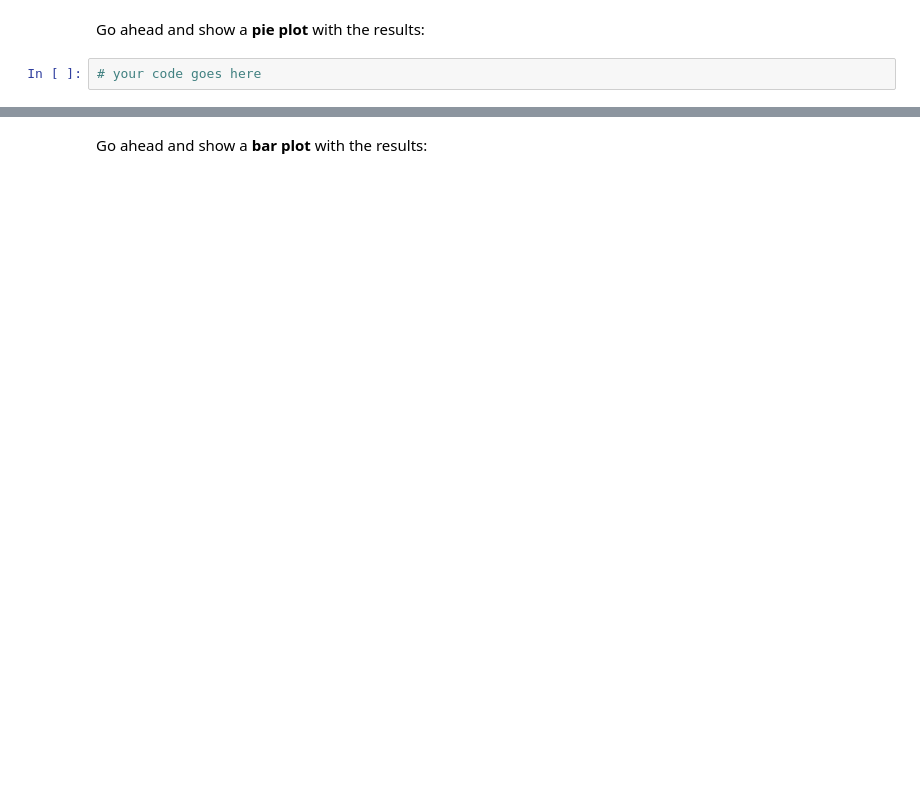
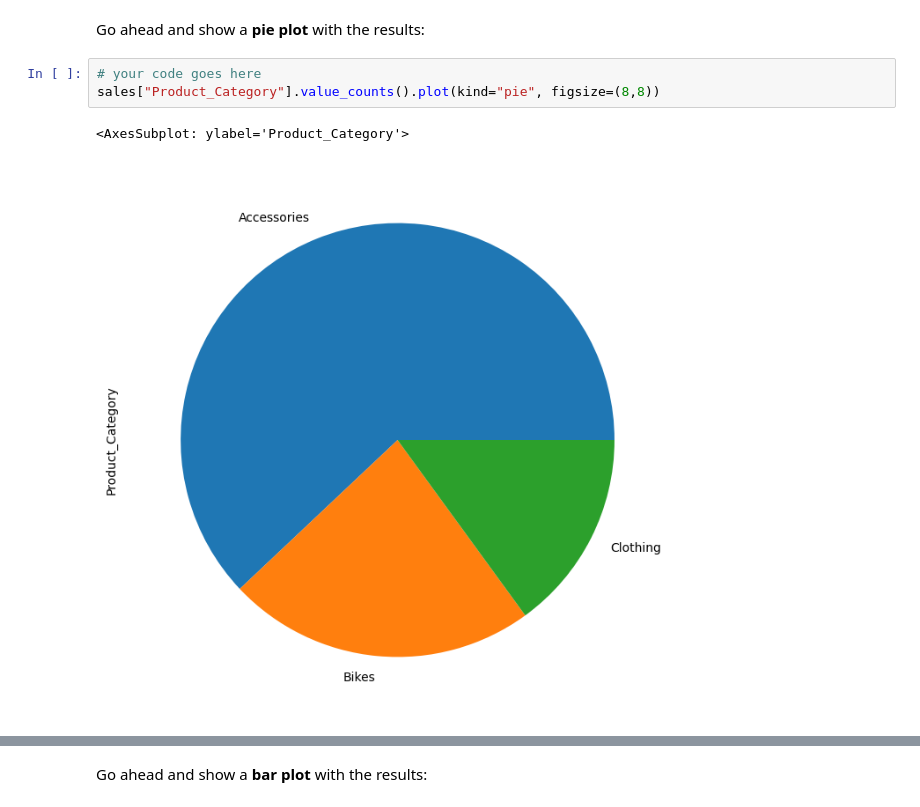
Before and after one commit to marcelox024/FreeCodeCamp-Pandas-Real-Life-Example, a Jupyter notebook: Exercises_1.ipynb, the cells around one changed output, grey strips where cells are left out. Cells and saved outputs as stored; diff of their text form; blank space fills up the shorter version.

```diff
--- a/Exercises_1.ipynb
+++ b/Exercises_1.ipynb
@@ -449,5 +548,9 @@ sales['Product_Category'].value_counts()
 Go ahead and show a <b>pie plot</b> with the results:
 # %%
 # your code goes here
+sales["Product_Category"].value_counts().plot(kind="pie", figsize=(8,8))
+# %% [output]
+<AxesSubplot: ylabel='Product_Category'>
+[figure, added]
 # %%
 sales['Product_Category'].value_counts().plot(kind='pie', figsize=(6,6))
```
Also changed, not shown: parts of 48 cells of this notebook.
